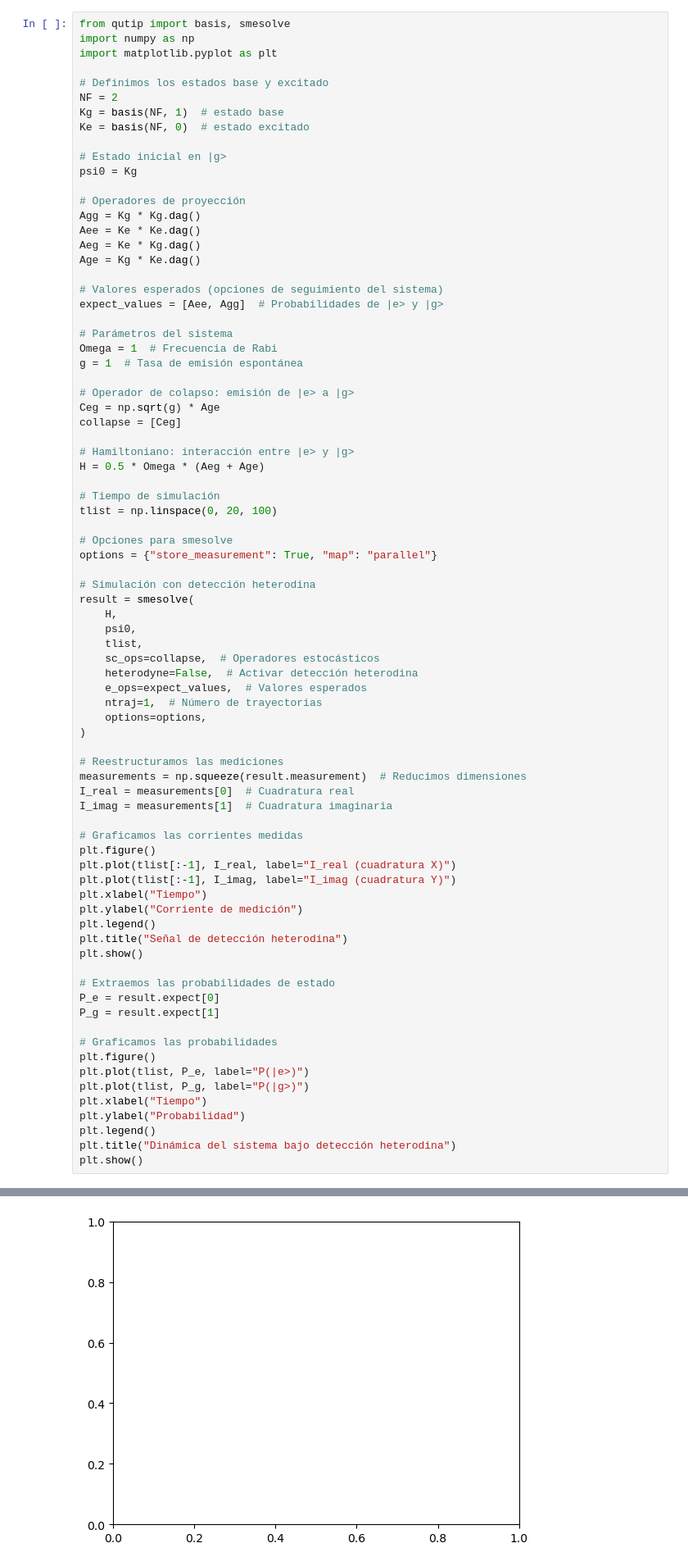
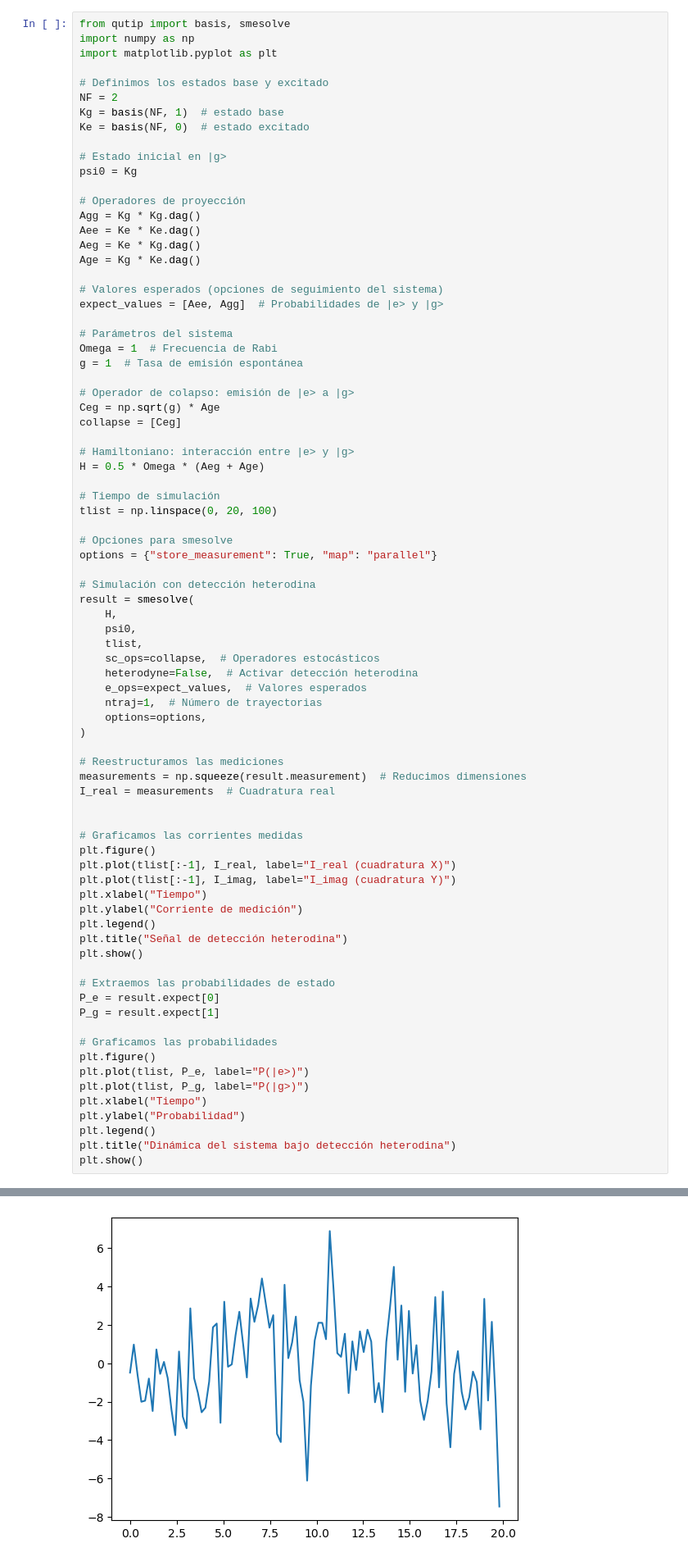
Before and after one commit to LKelvin26/FRI, a Jupyter notebook: Segundo semestre fotodeteccion/Deteccion heterodina.ipynb, the cells around one changed output, grey strips where cells are left out. Shown at 82% size. Drawn from its saved outputs; the diff is of its cells as text.

```diff
--- a/Segundo semestre fotodeteccion/Deteccion heterodina.ipynb
+++ b/Segundo semestre fotodeteccion/Deteccion heterodina.ipynb
@@ -51,8 +51,8 @@ result = smesolve(
 
 # Reestructuramos las mediciones
 measurements = np.squeeze(result.measurement)  # Reducimos dimensiones
-I_real = measurements[0]  # Cuadratura real
-I_imag = measurements[1]  # Cuadratura imaginaria
+I_real = measurements  # Cuadratura real
+
 
 # Graficamos las corrientes medidas
 plt.figure()
@@ -83,2 +83,2 @@ Total run time:   1.99s
 ValueError: x and y must have same first dimension, but have shapes (99,) and (1,)
-[figure, old version]
+[figure, new version]
```
Also changed, not shown: parts of 3 cells of this notebook, 8 other files.
